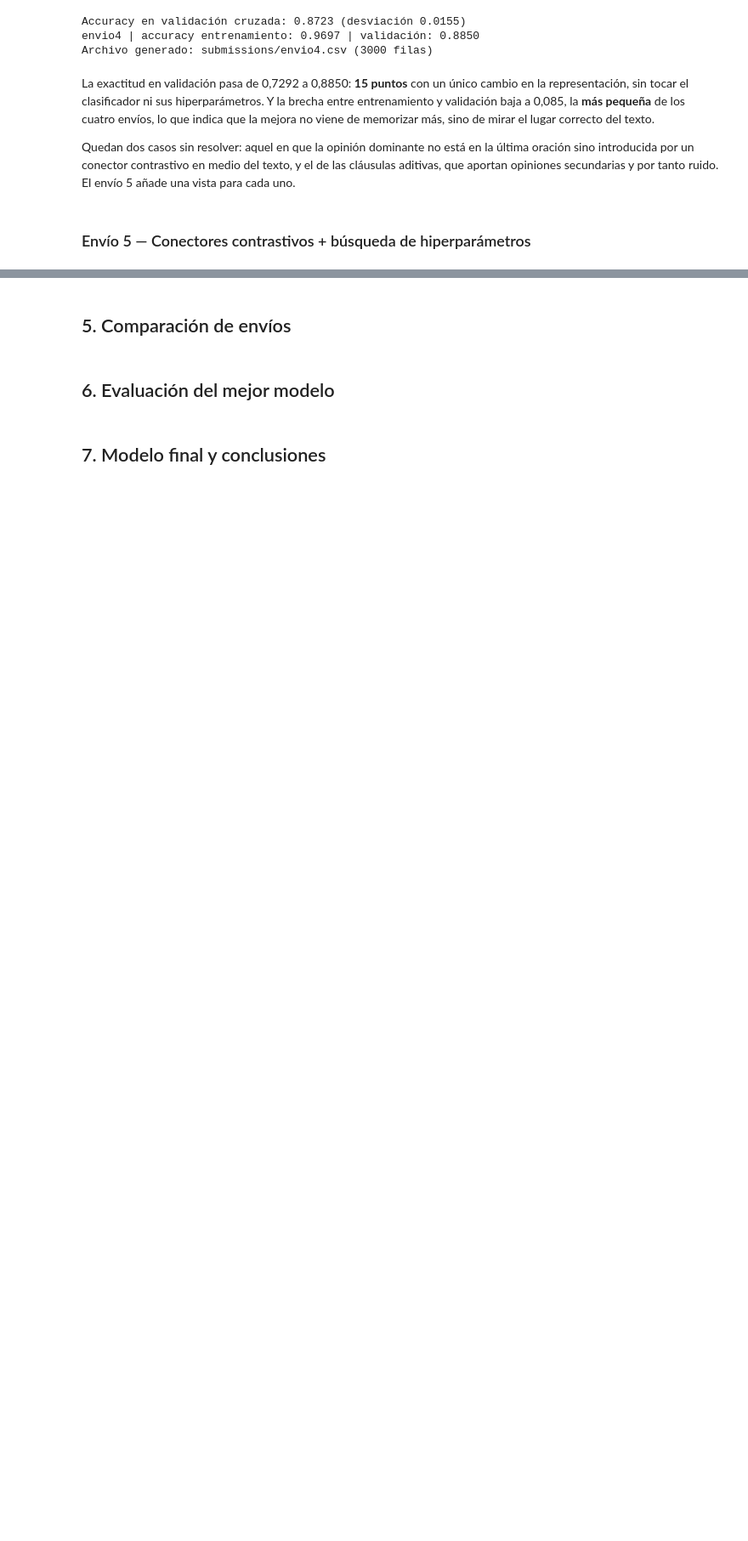
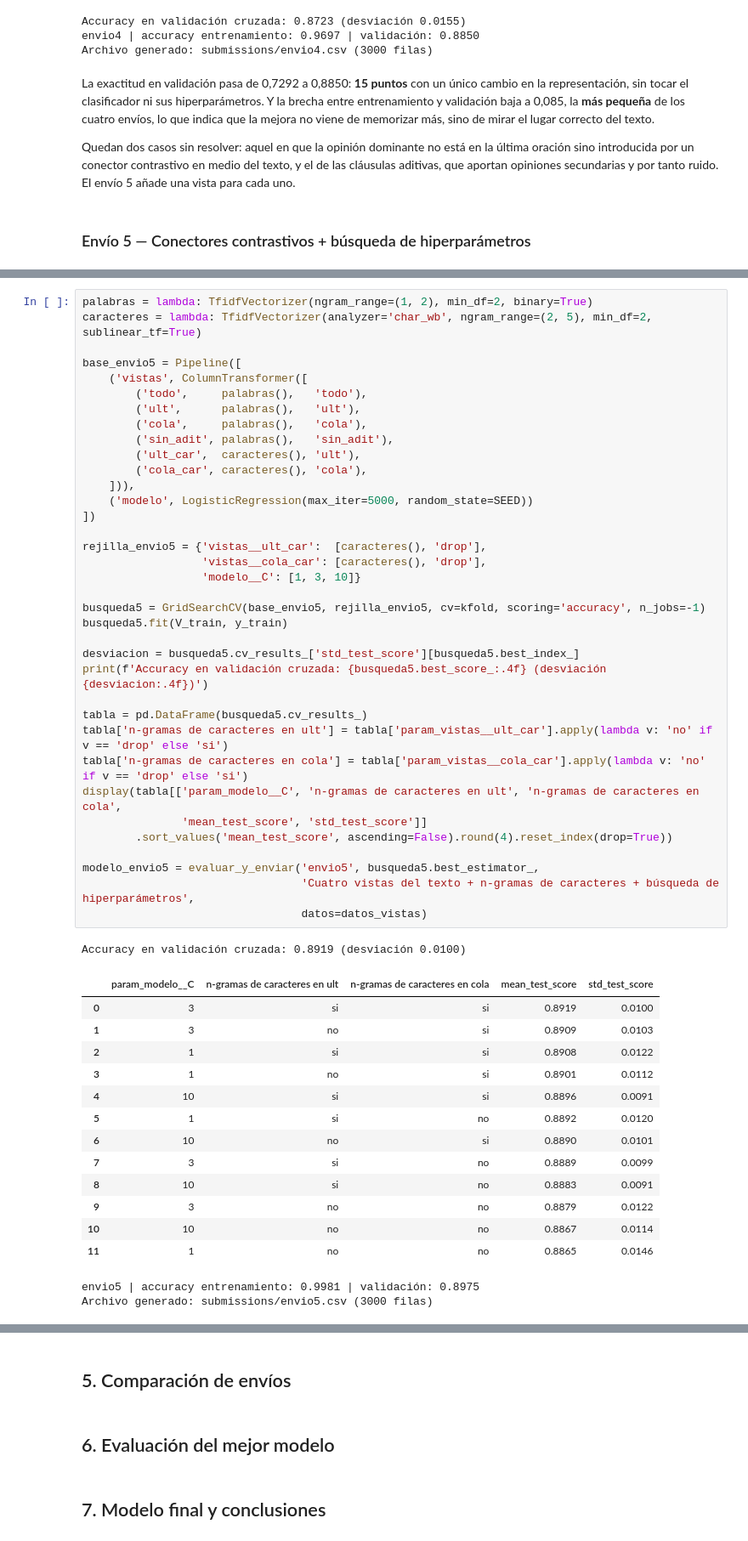
Before and after one commit to Dangar221/Proyecto-ML, a Jupyter notebook: Proyecto Etapa 1/Proyecto_Etapa1.ipynb, the cells around one changed output, grey strips where cells are left out. Shown at 85% size. Saved outputs shown, nothing was run; the diff lists cells and outputs as text; blank space fills up the shorter version.

```diff
--- a/Proyecto Etapa 1/Proyecto_Etapa1.ipynb
+++ b/Proyecto Etapa 1/Proyecto_Etapa1.ipynb
@@ -625,0 +632,53 @@ Quedan dos casos sin resolver: aquel en que la opinión dominante no está en la
+# %%
+palabras = lambda: TfidfVectorizer(ngram_range=(1, 2), min_df=2, binary=True)
+caracteres = lambda: TfidfVectorizer(analyzer='char_wb', ngram_range=(2, 5), min_df=2, sublinear_tf=True)
+
+base_envio5 = Pipeline([
+    ('vistas', ColumnTransformer([
+        ('todo',     palabras(),   'todo'),
+        ('ult',      palabras(),   'ult'),
+        ('cola',     palabras(),   'cola'),
+        ('sin_adit', palabras(),   'sin_adit'),
+        ('ult_car',  caracteres(), 'ult'),
+        ('cola_car', caracteres(), 'cola'),
+    ])),
+    ('modelo', LogisticRegression(max_iter=5000, random_state=SEED))
+])
+
+rejilla_envio5 = {'vistas__ult_car':  [caracteres(), 'drop'],
+                  'vistas__cola_car': [caracteres(), 'drop'],
+                  'modelo__C': [1, 3, 10]}
+
+busqueda5 = GridSearchCV(base_envio5, rejilla_envio5, cv=kfold, scoring='accuracy', n_jobs=-1)
+busqueda5.fit(V_train, y_train)
+
+desviacion = busqueda5.cv_results_['std_test_score'][busqueda5.best_index_]
+print(f'Accuracy en validación cruzada: {busqueda5.best_score_:.4f} (desviación {desviacion:.4f})')
+
+tabla = pd.DataFrame(busqueda5.cv_results_)
+tabla['n-gramas de caracteres en ult'] = tabla['param_vistas__ult_car'].apply(lambda v: 'no' if v == 'drop' else 'si')
+tabla['n-gramas de caracteres en cola'] = tabla['param_vistas__cola_car'].apply(lambda v: 'no' if v == 'drop' else 'si')
+display(tabla[['param_modelo__C', 'n-gramas de caracteres en ult', 'n-gramas de caracteres en cola',
+               'mean_test_score', 'std_test_score']]
+        .sort_values('mean_test_score', ascending=False).round(4).reset_index(drop=True))
+
+modelo_envio5 = evaluar_y_enviar('envio5', busqueda5.best_estimator_,
+                                 'Cuatro vistas del texto + n-gramas de caracteres + búsqueda de hiperparámetros',
+                                 datos=datos_vistas)
+# %% [output]
+Accuracy en validación cruzada: 0.8919 (desviación 0.0100)
+|  | param_modelo__C | n-gramas de caracteres en ult | n-gramas de caracteres en cola | mean_test_score | std_test_score |
+| 0 | 3 | si | si | 0.8919 | 0.0100 |
+| 1 | 3 | no | si | 0.8909 | 0.0103 |
+| 2 | 1 | si | si | 0.8908 | 0.0122 |
+| 3 | 1 | no | si | 0.8901 | 0.0112 |
+| 4 | 10 | si | si | 0.8896 | 0.0091 |
+| 5 | 1 | si | no | 0.8892 | 0.0120 |
+| 6 | 10 | no | si | 0.8890 | 0.0101 |
+| 7 | 3 | si | no | 0.8889 | 0.0099 |
+| 8 | 10 | si | no | 0.8883 | 0.0091 |
+| 9 | 3 | no | no | 0.8879 | 0.0122 |
+| 10 | 10 | no | no | 0.8867 | 0.0114 |
+| 11 | 1 | no | no | 0.8865 | 0.0146 |
+envio5 | accuracy entrenamiento: 0.9981 | validación: 0.8975
+Archivo generado: submissions/envio5.csv (3000 filas)
```
Also changed, not shown: parts of 4 cells of this notebook, 1 other file.
